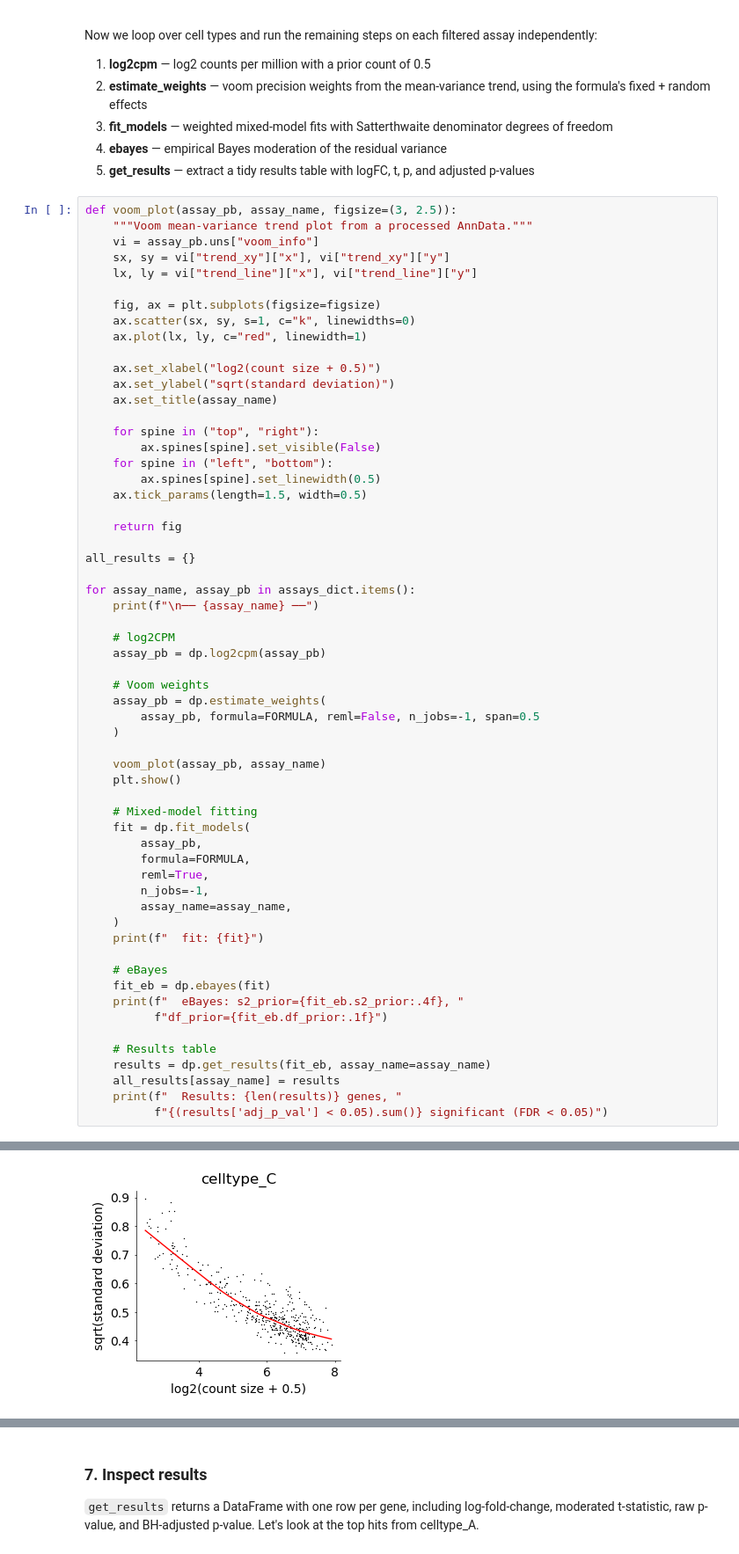
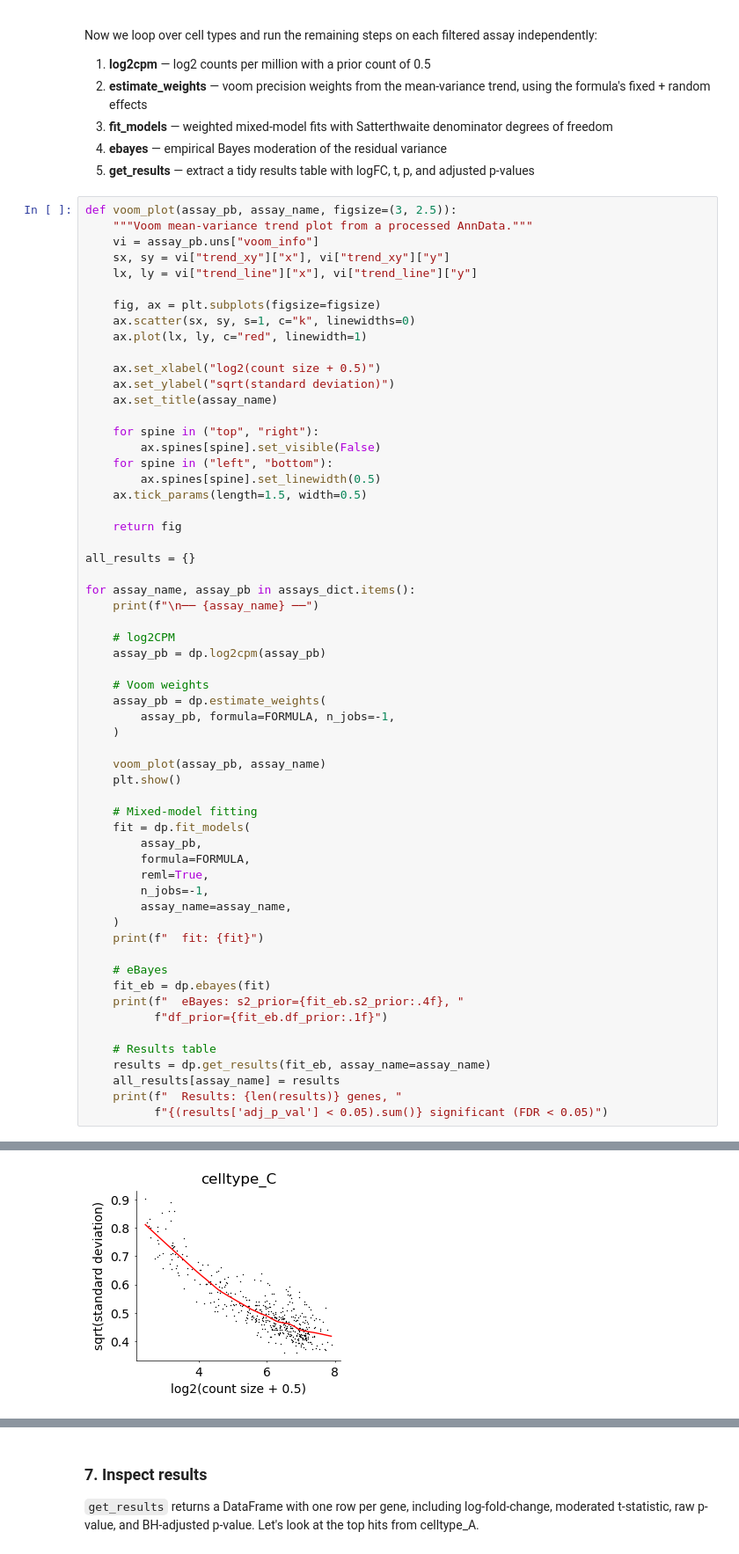
Before and after one commit to sbwells22/dreampy, a Jupyter notebook: notebooks/tutorial.ipynb, the cells around one changed output, grey strips where cells are left out. Shown at 88% size. Drawn from its saved outputs; the diff is of its cells as text.

```diff
--- a/notebooks/tutorial.ipynb
+++ b/notebooks/tutorial.ipynb
@@ -227,7 +227,7 @@ for assay_name, assay_pb in assays_dict.items():
 
     # Voom weights
     assay_pb = dp.estimate_weights(
-        assay_pb, formula=FORMULA, reml=False, n_jobs=-1, span=0.5
+        assay_pb, formula=FORMULA, n_jobs=-1,
     )
 
     voom_plot(assay_pb, assay_name)
@@ -295,13 +295,13 @@ Formula cleaned: 1 fixed effect(s), 1 random effect(s)
   Results: 463 genes, 66 significant (FDR < 0.05)
 
 ── celltype_C ──
 log2cpm: transformation complete (40 samples, 454 genes)
 Formula cleaned: 1 fixed effect(s), 1 random effect(s)
 estimate_weights: Fitting 454 genes with formula '~ condition + (1|site)'...
 estimate_weights: 454/454 genes converged with valid sigma
 estimate_weights: Weights stored in .layers['weights']
 estimate_weights: Voom info stored in .uns['voom_info']
-[figure, old version]
+[figure, new version]
 Formula cleaned: 1 fixed effect(s), 1 random effect(s)
 ... (5 outputs left out)
 # %% [markdown]
```
Also changed, not shown: parts of 3 cells of this notebook.
